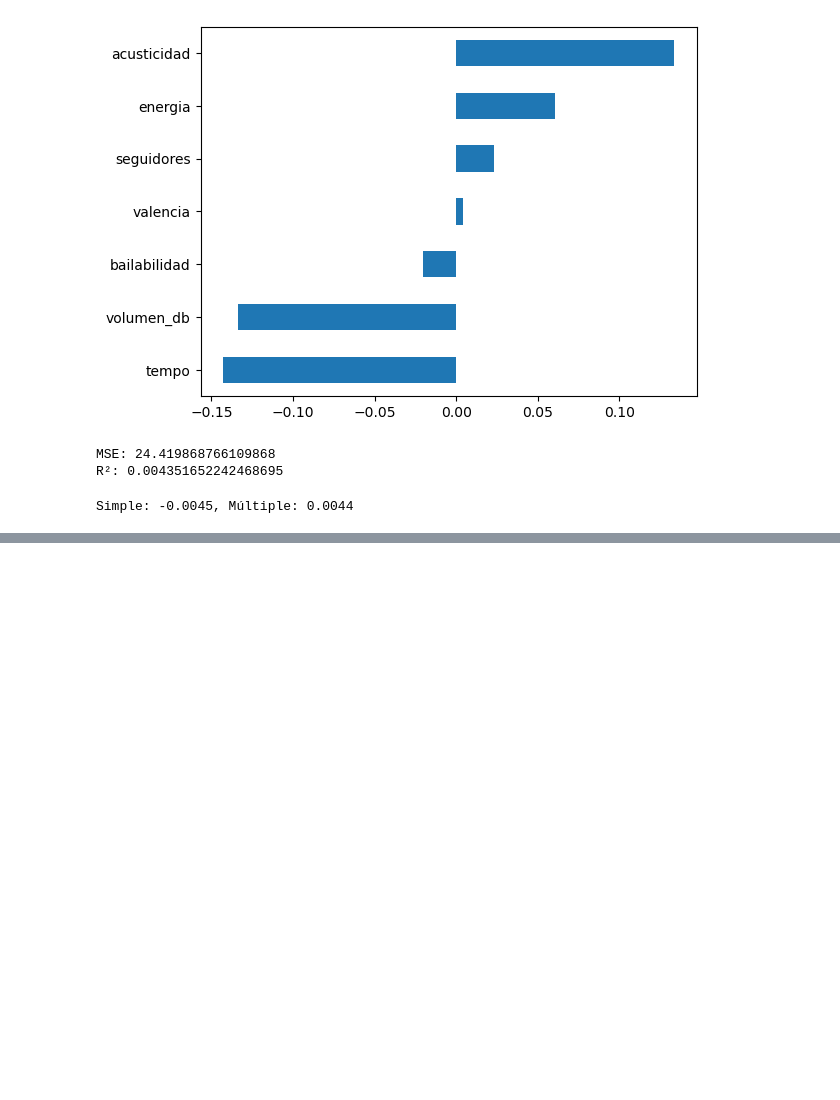
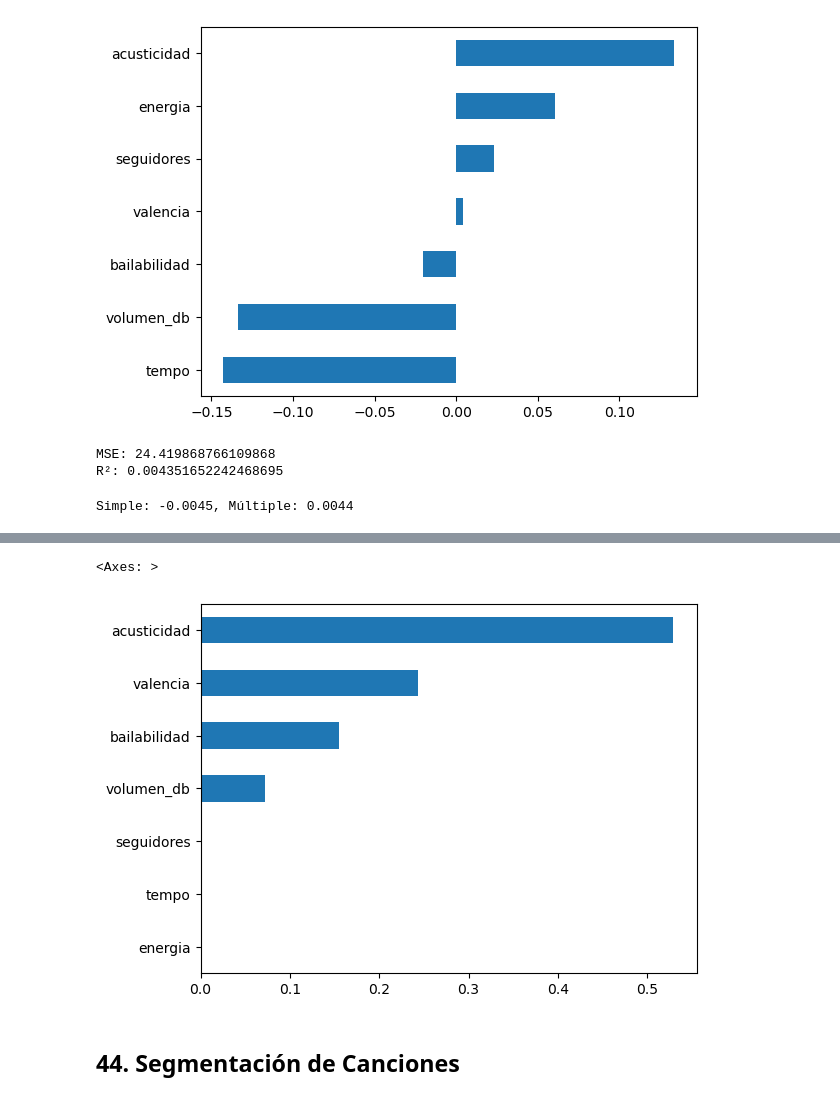
Before and after one commit to MetalMaxALIZ/Proyecto_Data_Wizards, a Jupyter notebook: 02_ML.ipynb, the cells around one changed output, grey strips where cells are left out. Saved outputs shown, nothing was run; the diff lists cells and outputs as text; code cells hidden in the pictures; blank space fills up the shorter version.

```diff
--- a/02_ML.ipynb
+++ b/02_ML.ipynb
@@ -95,0 +171,7 @@ Simple: -0.0045, Múltiple: 0.0044
+# %%
+pd.Series(modelo_arbol.feature_importances_, index=features).sort_values().plot(kind='barh')
+# %% [output]
+<Axes: >
+[figure, added]
+# %% [markdown]
+## 44. Segmentación de Canciones
```
Also changed, not shown: parts of 15 cells of this notebook.
